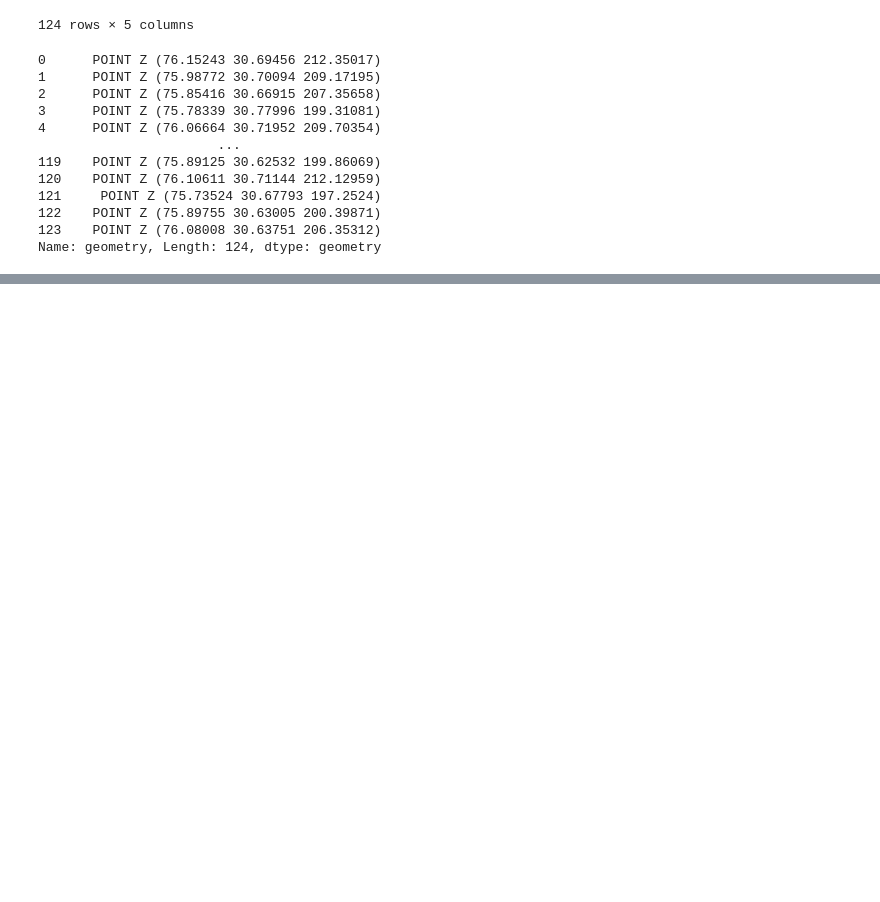
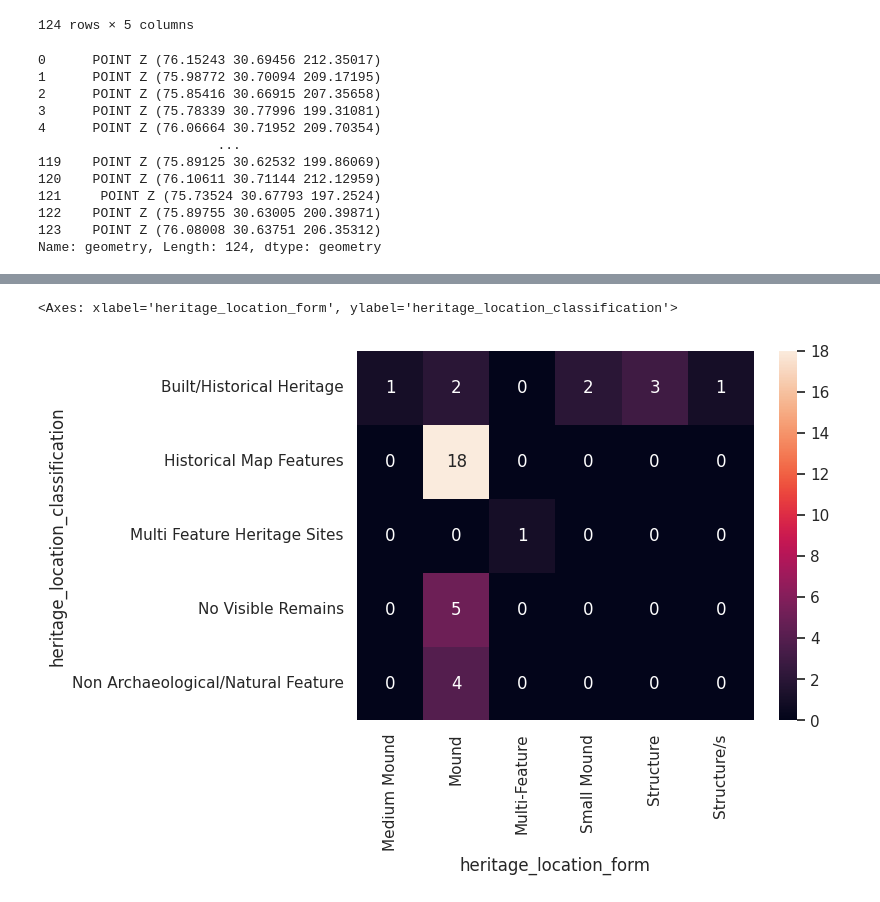
Before and after one commit to Snehal-Goyal/EDA, a Jupyter notebook: exp.ipynb, the cells around one changed output, grey strips where cells are left out. Saved outputs shown, nothing was run; the diff lists cells and outputs as text; code cells hidden in the pictures; blank space fills up the shorter version.

```diff
--- a/exp.ipynb
+++ b/exp.ipynb
@@ -681,0 +692,6 @@ Name: geometry, Length: 124, dtype: geometry
+# %%
+import seaborn as sns
+sns.heatmap(pd.crosstab(mahsa_sites_3d['heritage_location_classification'], mahsa_sites_3d['heritage_location_form']), annot=True, fmt='d')
+# %% [output]
+<Axes: xlabel='heritage_location_form', ylabel='heritage_location_classification'>
+[figure, added]
```
Also changed, not shown: parts of 6 cells of this notebook.
